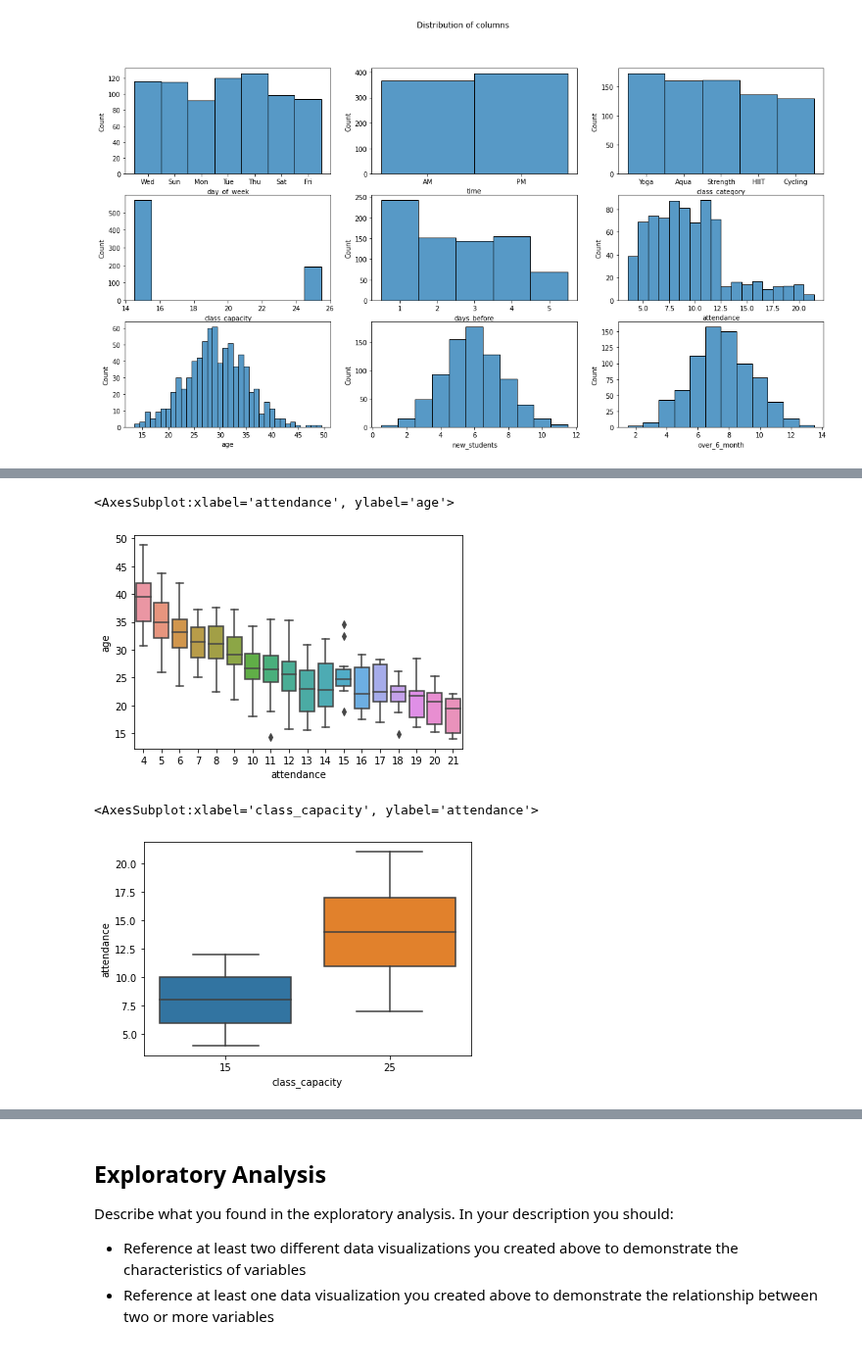
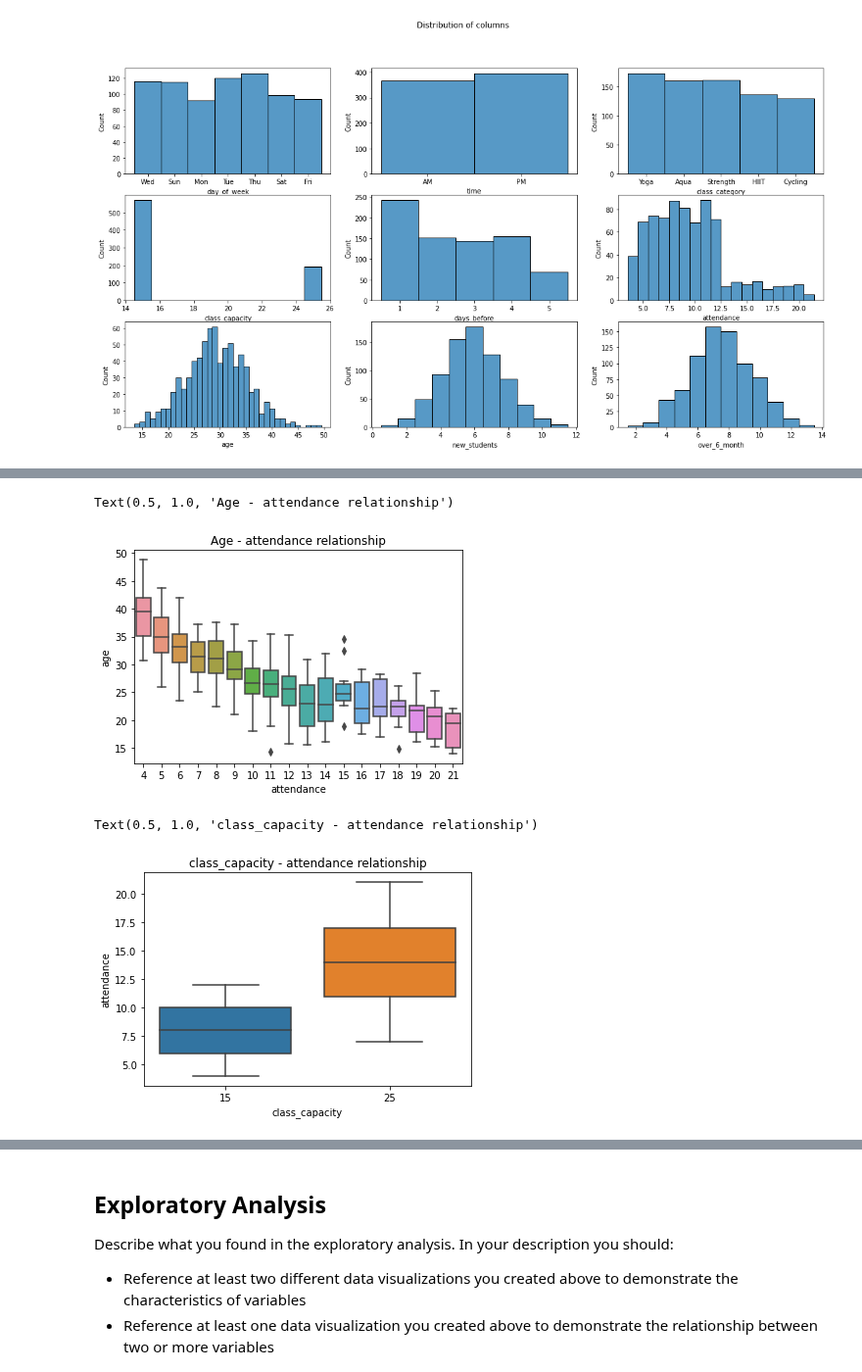
Before and after one commit to CarJung/Uni, a Jupyter notebook: data_camp_certificate/notebook.ipynb, the cells around one changed output, grey strips where cells are left out. Shown at 98% size. Saved outputs shown, nothing was run; the diff lists cells and outputs as text; code cells hidden in the pictures.

```diff
--- a/data_camp_certificate/notebook.ipynb
+++ b/data_camp_certificate/notebook.ipynb
@@ -232,10 +248,12 @@ sns.boxplot(x = 'class_category', y = 'attendance', data = data)
 # %%
 sns.boxplot(x = 'attendance', y = 'age', data = data)
+plt.title('Age - attendance relationship')
 # %% [output]
-<AxesSubplot:xlabel='attendance', ylabel='age'>
+Text(0.5, 1.0, 'Age - attendance relationship')
-[figure, old version]
+[figure, new version]
 # %%
 sns.boxplot(y = 'attendance', x = 'class_capacity', data = data)
+plt.title('class_capacity - attendance relationship')
 # %% [output]
-<AxesSubplot:xlabel='class_capacity', ylabel='attendance'>
+Text(0.5, 1.0, 'class_capacity - attendance relationship')
-[figure, old version]
+[figure, new version]
```
Also changed, not shown: parts of 13 cells of this notebook.
